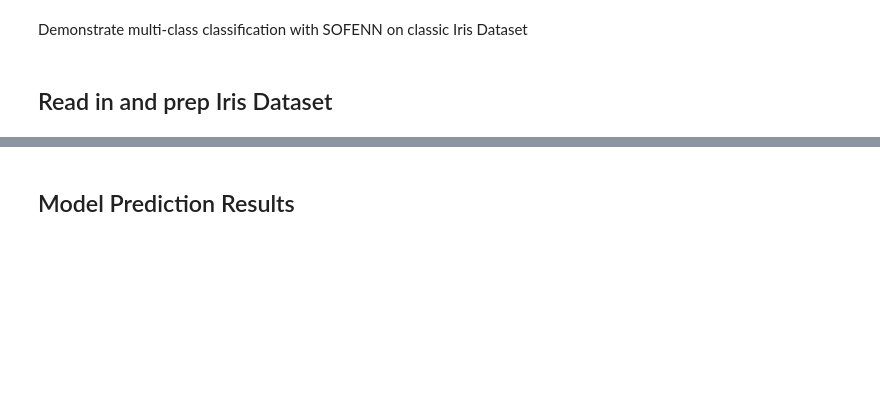
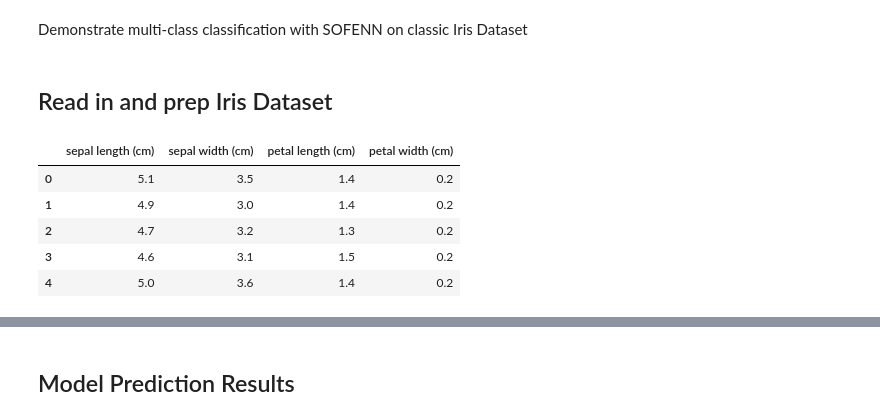
Before and after one commit to andrewre23/sofenn, a Jupyter notebook: demos/MultiClass - FuzzyNetwork.ipynb, the cells around one changed output, grey strips where cells are left out. Cells and saved outputs as stored; diff of their text form; code cells hidden in the pictures; blank space fills up the shorter version.

```diff
--- a/demos/MultiClass - FuzzyNetwork.ipynb
+++ b/demos/MultiClass - FuzzyNetwork.ipynb
@@ -39,0 +42,11 @@ X_train, X_test, y_train, y_test = train_test_split(iris.data, Y, test_size=0.1)
+# %%
+features = pandas.DataFrame(iris.data, columns=iris.feature_names)
+#features.to_csv(r'C:\Users\Andrew\PycharmProjects\sofenn\tests\unit\data/iris/features.csv', index=False)
+features.head()
+# %% [output]
+|  | sepal length (cm) | sepal width (cm) | petal length (cm) | petal width (cm) |
+| 0 | 5.1 | 3.5 | 1.4 | 0.2 |
+| 1 | 4.9 | 3.0 | 1.4 | 0.2 |
+| 2 | 4.7 | 3.2 | 1.3 | 0.2 |
+| 3 | 4.6 | 3.1 | 1.5 | 0.2 |
+| 4 | 5.0 | 3.6 | 1.4 | 0.2 |
```
Also changed, not shown: parts of 17 cells of this notebook, 2 other files.
